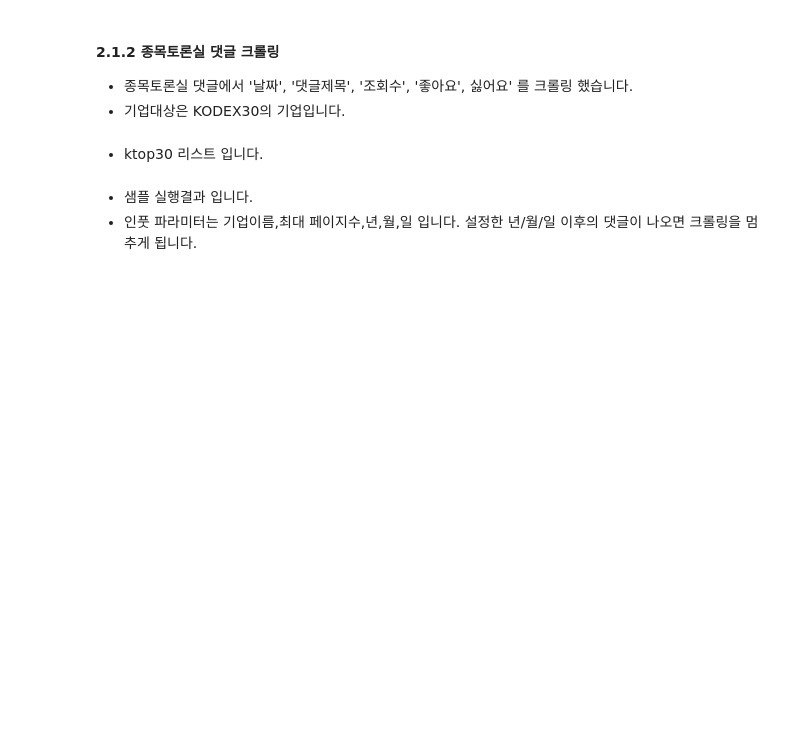
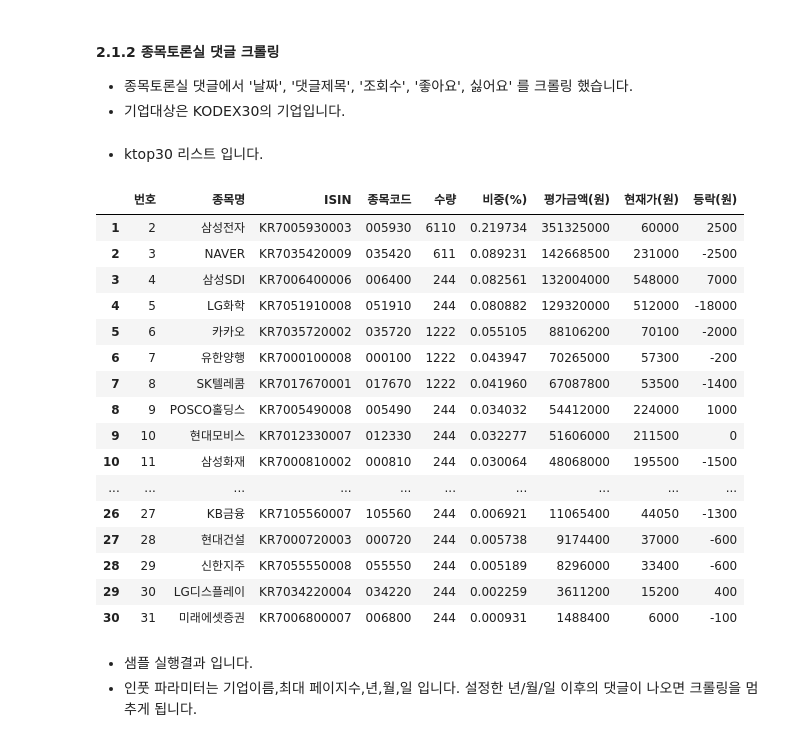
Before and after one commit to NewYorkKim/KRX_2022, a Jupyter notebook: master/제1회 KRX 금융 빅데이터 활용 아이디어 경진대회.ipynb, the cells around one changed output. Drawn from its saved outputs; the diff is of its cells as text; code cells hidden in the pictures; blank space fills up the shorter version.

```diff
--- a/master/제1회 KRX 금융 빅데이터 활용 아이디어 경진대회.ipynb
+++ b/master/제1회 KRX 금융 빅데이터 활용 아이디어 경진대회.ipynb
@@ -275,5 +264,23 @@ def get_comment_csv(symbol,page,year,month,day):
 # %% [markdown]
 - ktop30 리스트 입니다.
 # %%
-pd.read_excel('./KODEX_KTOP_30_20220629.xlsx',header=2).drop(0,axis=0)
+pd.read_excel('./KODEX_KTOP_30_20220715.xls',header=2).drop(0,axis=0)
+# %% [output]
+|  | 번호 | 종목명 | ISIN | 종목코드 | 수량 | 비중(%) | 평가금액(원) | 현재가(원) | 등락(원) |
+| 1 | 2 | 삼성전자 | KR7005930003 | 005930 | 6110 | 0.219734 | 351325000 | 60000 | 2500 |
+| 2 | 3 | NAVER | KR7035420009 | 035420 | 611 | 0.089231 | 142668500 | 231000 | -2500 |
+| 3 | 4 | 삼성SDI | KR7006400006 | 006400 | 244 | 0.082561 | 132004000 | 548000 | 7000 |
+| 4 | 5 | LG화학 | KR7051910008 | 051910 | 244 | 0.080882 | 129320000 | 512000 | -18000 |
+| 5 | 6 | 카카오 | KR7035720002 | 035720 | 1222 | 0.055105 | 88106200 | 70100 | -2000 |
+| 6 | 7 | 유한양행 | KR7000100008 | 000100 | 1222 | 0.043947 | 70265000 | 57300 | -200 |
+| 7 | 8 | SK텔레콤 | KR7017670001 | 017670 | 1222 | 0.041960 | 67087800 | 53500 | -1400 |
+| 8 | 9 | POSCO홀딩스 | KR7005490008 | 005490 | 244 | 0.034032 | 54412000 | 224000 | 1000 |
+| 9 | 10 | 현대모비스 | KR7012330007 | 012330 | 244 | 0.032277 | 51606000 | 211500 | 0 |
+| 10 | 11 | 삼성화재 | KR7000810002 | 000810 | 244 | 0.030064 | 48068000 | 195500 | -1500 |
+| ... | ... | ... | ... | ... | ... | ... | ... | ... | ... |
+| 26 | 27 | KB금융 | KR7105560007 | 105560 | 244 | 0.006921 | 11065400 | 44050 | -1300 |
+| 27 | 28 | 현대건설 | KR7000720003 | 000720 | 244 | 0.005738 | 9174400 | 37000 | -600 |
+| 28 | 29 | 신한지주 | KR7055550008 | 055550 | 244 | 0.005189 | 8296000 | 33400 | -600 |
+| 29 | 30 | LG디스플레이 | KR7034220004 | 034220 | 244 | 0.002259 | 3611200 | 15200 | 400 |
+| 30 | 31 | 미래에셋증권 | KR7006800007 | 006800 | 244 | 0.000931 | 1488400 | 6000 | -100 |
 # %%
```
Also changed, not shown: parts of 10 cells of this notebook, 19 other files.
